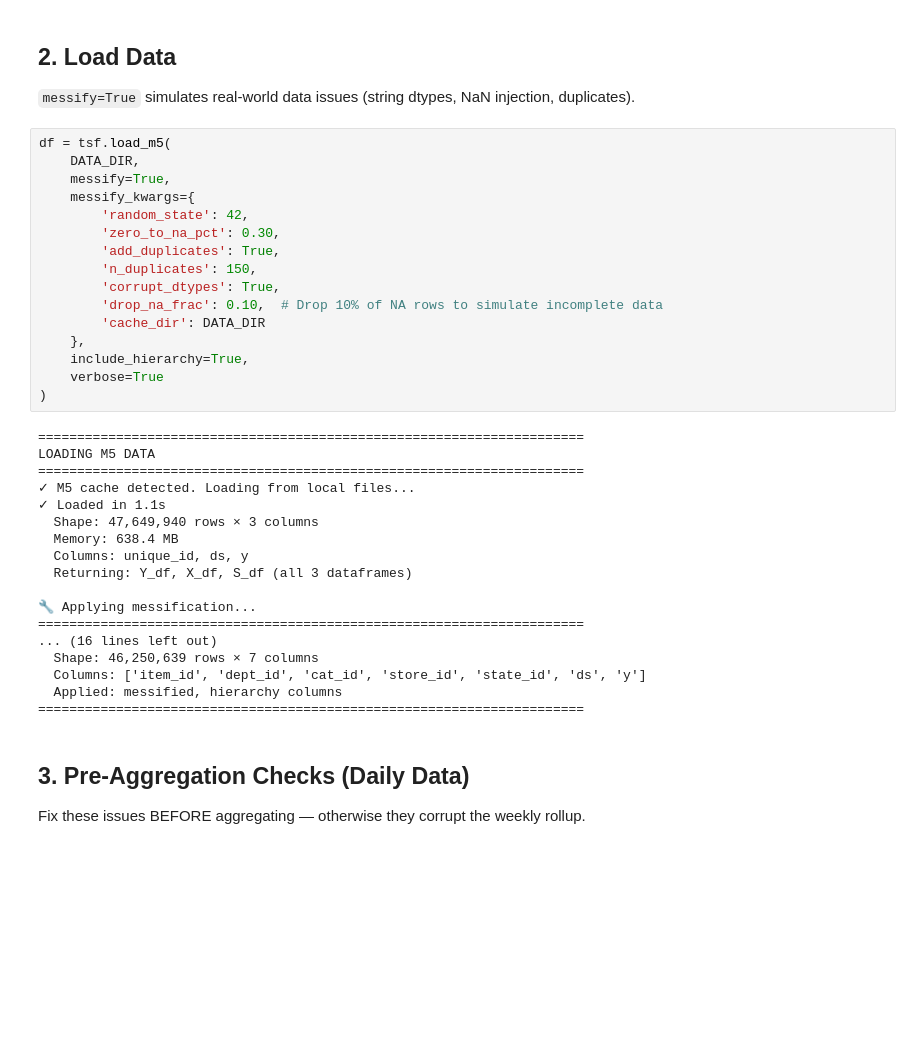
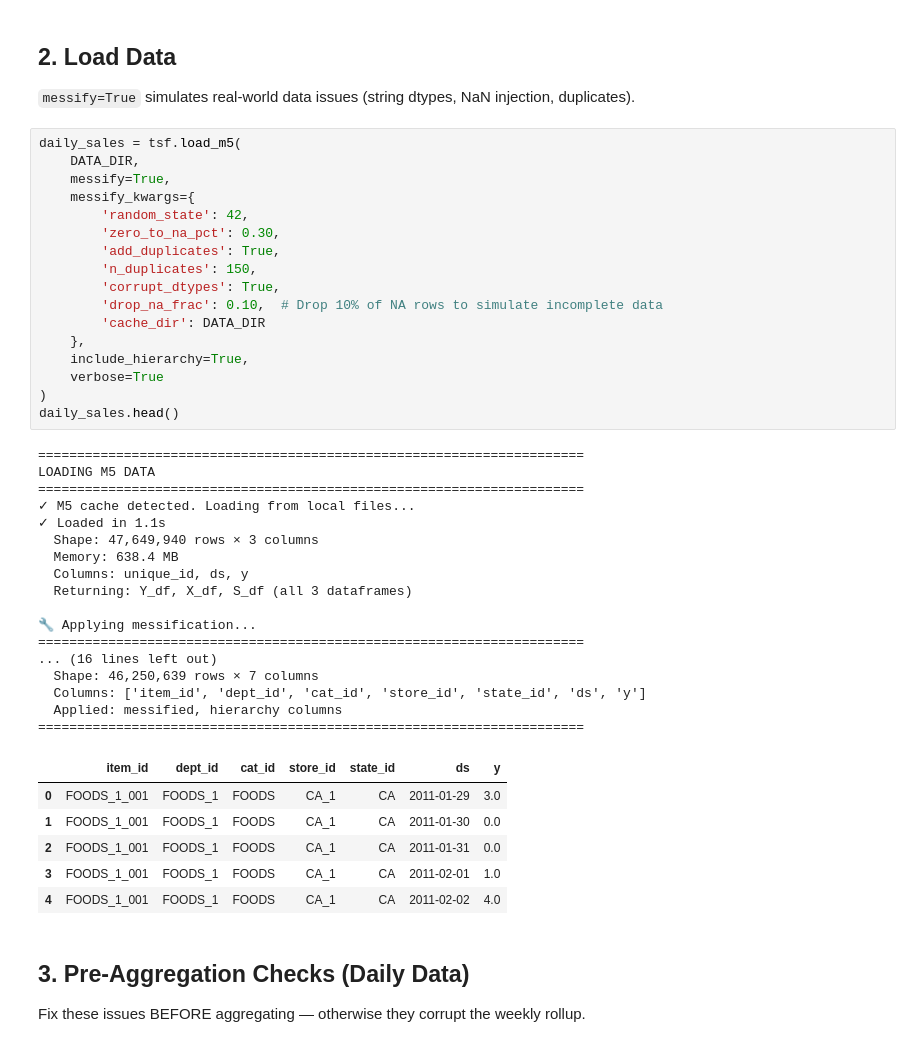
Before and after one commit to forecastacademy/real-world-forecasting-foundations, a Jupyter notebook: modules/1.6/module_1_6_first_contact.ipynb, the cells around one changed output. Saved outputs shown, nothing was run; the diff lists cells and outputs as text; blank space fills up the shorter version.

```diff
--- a/modules/1.6/module_1_6_first_contact.ipynb
+++ b/modules/1.6/module_1_6_first_contact.ipynb
@@ -26,39 +36,46 @@ print("✓ Setup complete")
 
 `messify=True` simulates real-world data issues (string dtypes, NaN injection, duplicates).
 # %%
-df = tsf.load_m5(
+daily_sales = tsf.load_m5(
     DATA_DIR,
     messify=True,
     messify_kwargs={
         'random_state': 42,
         'zero_to_na_pct': 0.30,
         'add_duplicates': True,
         'n_duplicates': 150,
         'corrupt_dtypes': True,
         'drop_na_frac': 0.10,  # Drop 10% of NA rows to simulate incomplete data
         'cache_dir': DATA_DIR
     },
     include_hierarchy=True,
     verbose=True
 )
+daily_sales.head()
 # %% [output]
 ======================================================================
 LOADING M5 DATA
 ======================================================================
 ✓ M5 cache detected. Loading from local files...
 ✓ Loaded in 1.1s
   Shape: 47,649,940 rows × 3 columns
   Memory: 638.4 MB
   Columns: unique_id, ds, y
   Returning: Y_df, X_df, S_df (all 3 dataframes)
 
 🔧 Applying messification...
 ======================================================================
 ... (16 lines left out)
   Shape: 46,250,639 rows × 7 columns
   Columns: ['item_id', 'dept_id', 'cat_id', 'store_id', 'state_id', 'ds', 'y']
   Applied: messified, hierarchy columns
 ======================================================================
+|  | item_id | dept_id | cat_id | store_id | state_id | ds | y |
+| 0 | FOODS_1_001 | FOODS_1 | FOODS | CA_1 | CA | 2011-01-29 | 3.0 |
+| 1 | FOODS_1_001 | FOODS_1 | FOODS | CA_1 | CA | 2011-01-30 | 0.0 |
+| 2 | FOODS_1_001 | FOODS_1 | FOODS | CA_1 | CA | 2011-01-31 | 0.0 |
+| 3 | FOODS_1_001 | FOODS_1 | FOODS | CA_1 | CA | 2011-02-01 | 1.0 |
+| 4 | FOODS_1_001 | FOODS_1 | FOODS | CA_1 | CA | 2011-02-02 | 4.0 |
 # %% [markdown]
 ## 3. Pre-Aggregation Checks (Daily Data)
 
```
Also changed, not shown: parts of 26 cells of this notebook.
